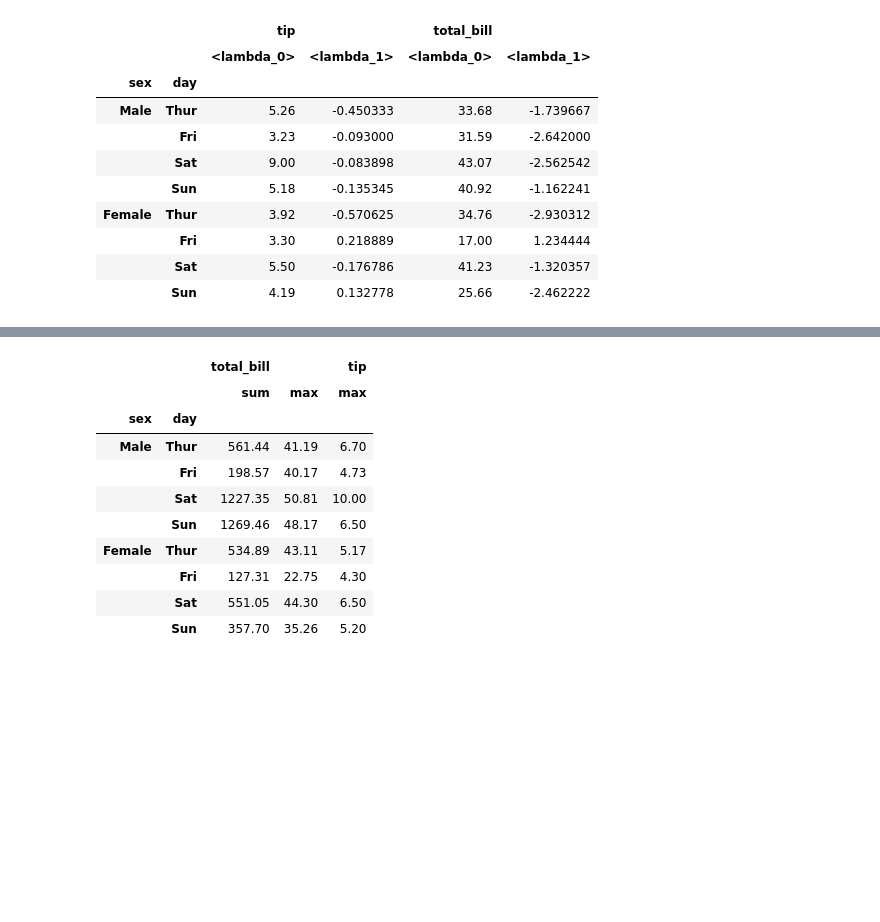
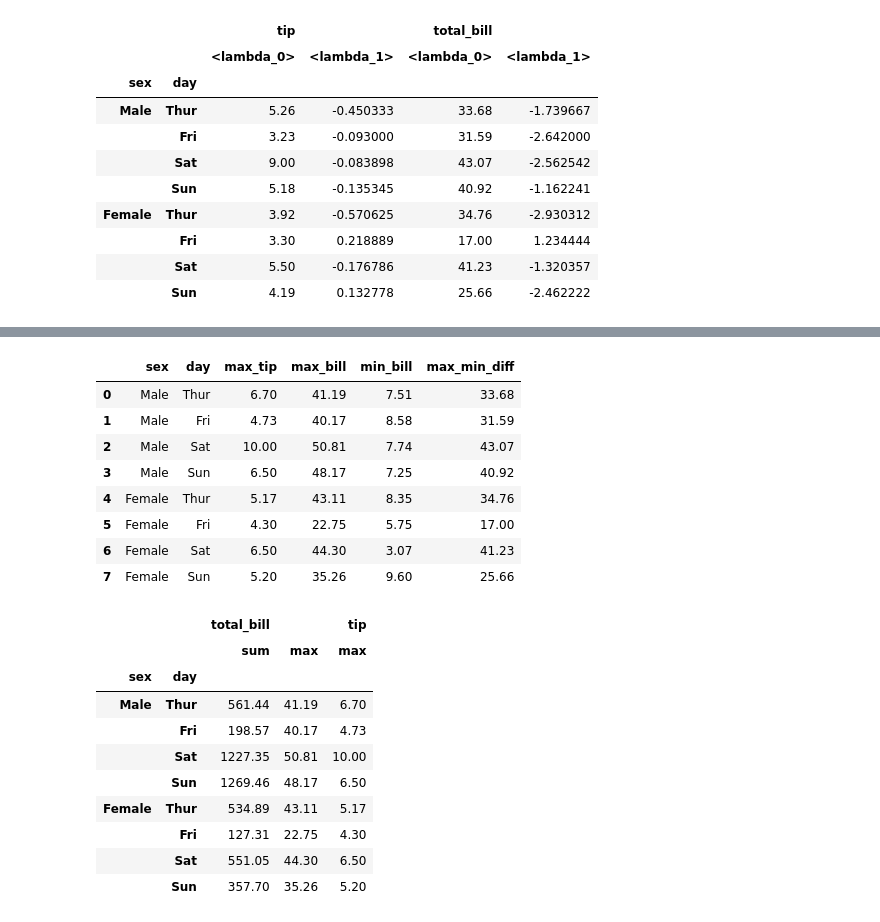
Before and after one commit to kishorebabu1983/PANDAS_BASICS, a Jupyter notebook: groupby.ipynb, the cells around one changed output, grey strips where cells are left out. Cells and saved outputs as stored; diff of their text form; code cells hidden in the pictures; blank space fills up the shorter version.

Commit message:
data file, groupby_all_any

```diff
--- a/groupby.ipynb
+++ b/groupby.ipynb
@@ -407,3 +435,18 @@ g[['tip','total_bill']].agg([lambda x:x.max()-x.min(),lambda x:x.median()-x.mean
+# %%
+tips.groupby(['sex','day'])[['tip','total_bill']].agg(max_tip=("tip","max"),
+                                                      max_bill=("total_bill","max"),
+                                                      min_bill=("total_bill","min"),
+                                                    max_min_diff=("total_bill",lambda x:x.max()-x.min())).reset_index()
+# %% [output]
+|  | sex | day | max_tip | max_bill | min_bill | max_min_diff |
+| 0 | Male | Thur | 6.70 | 41.19 | 7.51 | 33.68 |
+| 1 | Male | Fri | 4.73 | 40.17 | 8.58 | 31.59 |
+| 2 | Male | Sat | 10.00 | 50.81 | 7.74 | 43.07 |
+| 3 | Male | Sun | 6.50 | 48.17 | 7.25 | 40.92 |
+| 4 | Female | Thur | 5.17 | 43.11 | 8.35 | 34.76 |
+| 5 | Female | Fri | 4.30 | 22.75 | 5.75 | 17.00 |
+| 6 | Female | Sat | 6.50 | 44.30 | 3.07 | 41.23 |
+| 7 | Female | Sun | 5.20 | 35.26 | 9.60 | 25.66 |
 # %%
 tips.groupby(['sex','day'])[['total_bill','tip']].agg({'total_bill':[sum,max],'tip':max})
 # %% [output]
```
Also changed, not shown: parts of 10 cells of this notebook, 4 other files.
